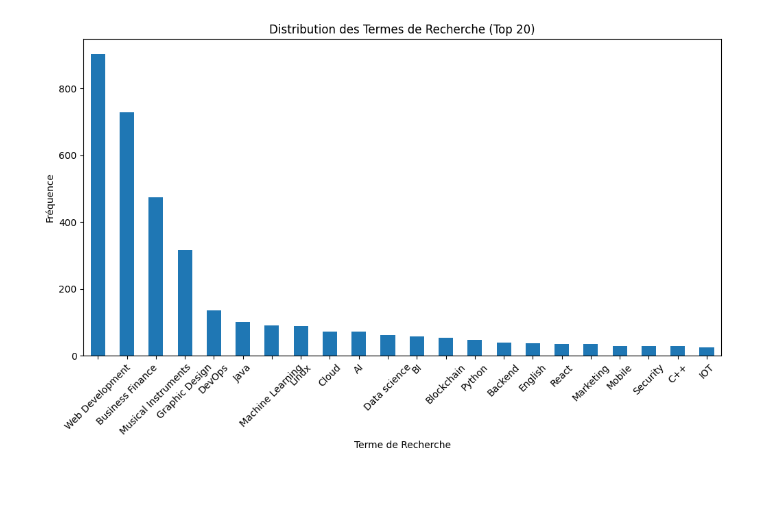
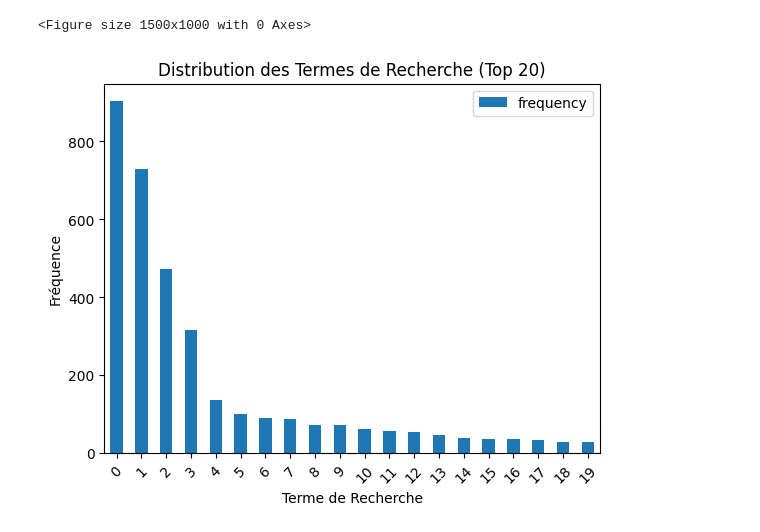
Before and after one commit to ghadaabassi/Mooc, a Jupyter notebook: MoocMongoAtlas.ipynb, the cells around one changed output. Saved outputs shown, nothing was run; the diff lists cells and outputs as text; code cells hidden in the pictures; blank space fills up the shorter version.

```diff
--- a/MoocMongoAtlas.ipynb
+++ b/MoocMongoAtlas.ipynb
@@ -110,39 +110,54 @@ if enrollments_bulk:
 # %%
 import pymongo
 import pandas as pd
 import matplotlib.pyplot as plt
-from bson import ObjectId, DBRef
+
 
 
 client = pymongo.MongoClient("mongodb+srv://CoolC:1234@cluster0.rmntk9p.mongodb.net/?retryWrites=true&w=majority&appName=Cluster0")
 db = client["Mooc"]
 
 
-students = list(db["Student"].find({}, {'searches': 1, 'userid_DI': 1}))
-search_data = []
-
-for student in students:
-    student_id = student['userid_DI']
-    searches = student.get('searches', [])
-    for search in searches:
-        search['userid_DI'] = student_id
-        search_data.append(search)
 
 
-search_data = pd.DataFrame(search_data)
-
-#print(search_data.head(20))
+pipeline = [
+    {
+        '$unwind': '$searches'
+    },
+    {
+        '$project': {
+            'userid_DI': 1,
+            'searches.words': 1
+        }
+    },
+    {
+        '$group': {
+            '_id': '$searches.words',
+            'count': {'$sum': 1}
+        }
+    },
+    {
+        '$sort': {'count': -1}
+    }
+]
 
 
-term_counts = search_data['words'].value_counts()
+result = list(db['Student'].aggregate(pipeline))
 
 
-plt.figure(figsize=(12, 6))
-term_counts.head(22).plot(kind='bar')
+term_counts = pd.DataFrame(result)
+
+term_counts.rename(columns={'_id': 'words', 'count': 'frequency'}, inplace=True)
+
+
+
+plt.figure(figsize=(15, 10))
+term_counts.head(20).plot(kind='bar')
 plt.title('Distribution des Termes de Recherche (Top 20)')
 plt.xlabel('Terme de Recherche')
 plt.ylabel('Fréquence')
 plt.xticks(rotation=45)
 plt.show()
 # %% [output]
+<Figure size 1500x1000 with 0 Axes>
-[figure, old version]
+[figure, new version]
```
Also changed, not shown: parts of 2 cells of this notebook, 1 other file.
